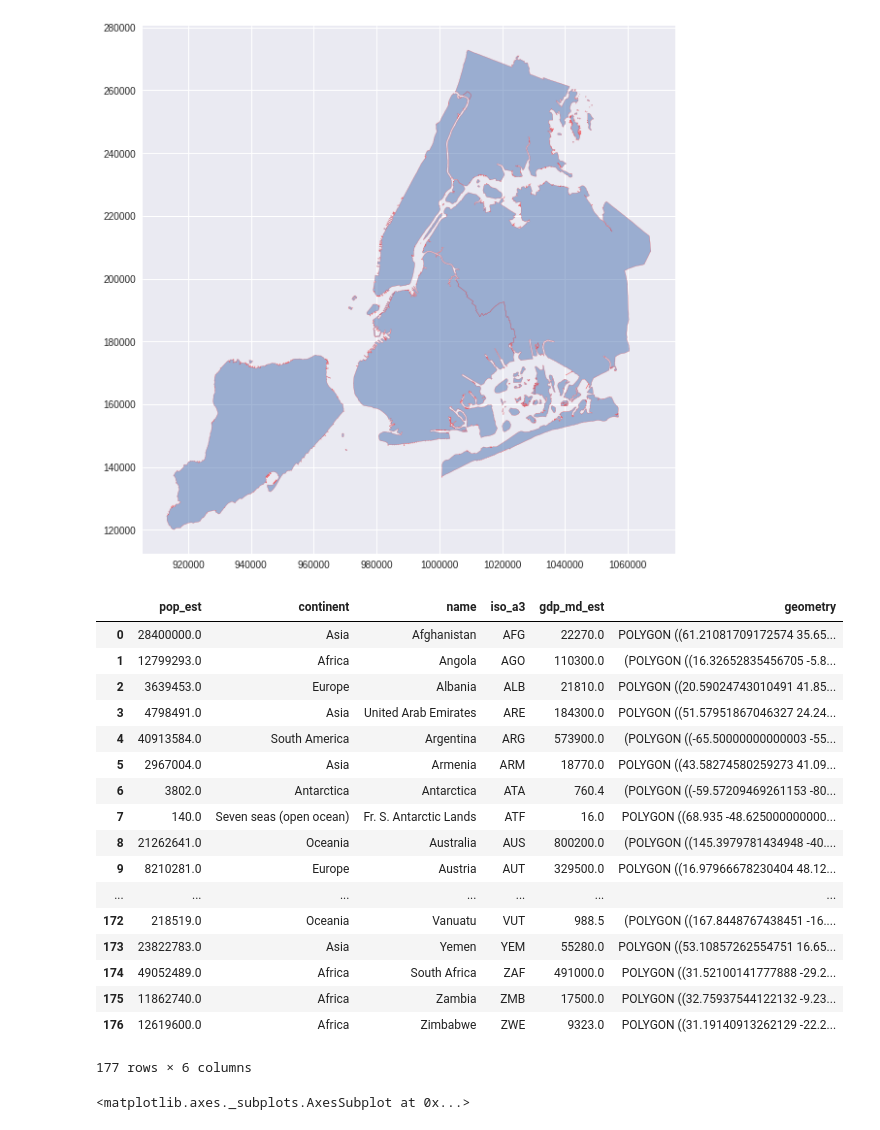
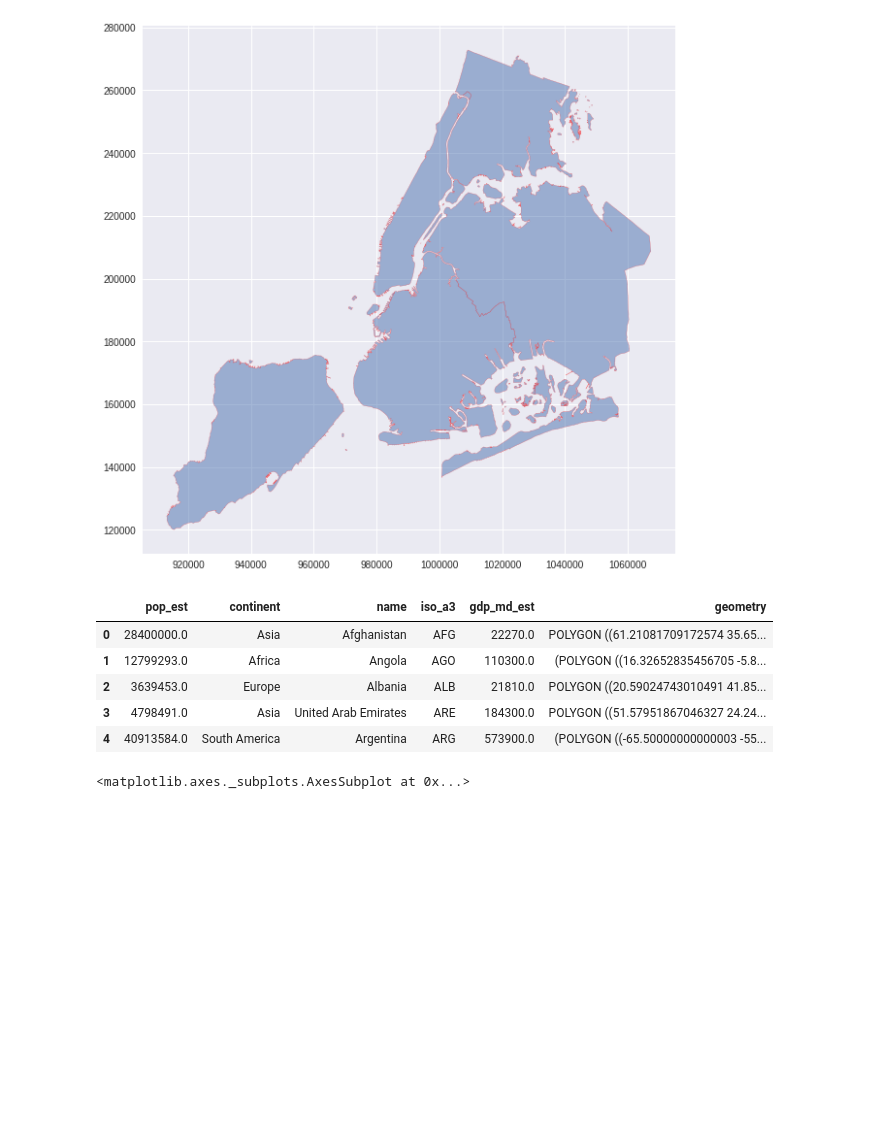
Before and after one commit to dantepawn/bike_speed_map, a Jupyter notebook: geopandas.ipynb, the cells around one changed output. Cells and saved outputs as stored; diff of their text form; code cells hidden in the pictures; blank space fills up the shorter version.

```diff
--- a/geopandas.ipynb
+++ b/geopandas.ipynb
@@ -48,25 +35,13 @@ ax = df.plot(figsize=(10, 10), alpha=0.5, edgecolor='r')
 # %%
 world = geopandas.read_file(geopandas.datasets.get_path('naturalearth_lowres'))
 # %%
-world
+world.head()
 # %% [output]
 |  | pop_est | continent | name | iso_a3 | gdp_md_est | geometry |
 | 0 | 28400000.0 | Asia | Afghanistan | AFG | 22270.0 | POLYGON ((61.21081709172574 35.65... |
 | 1 | 12799293.0 | Africa | Angola | AGO | 110300.0 | (POLYGON ((16.32652835456705 -5.8... |
 | 2 | 3639453.0 | Europe | Albania | ALB | 21810.0 | POLYGON ((20.59024743010491 41.85... |
 | 3 | 4798491.0 | Asia | United Arab Emirates | ARE | 184300.0 | POLYGON ((51.57951867046327 24.24... |
 | 4 | 40913584.0 | South America | Argentina | ARG | 573900.0 | (POLYGON ((-65.50000000000003 -55... |
-| 5 | 2967004.0 | Asia | Armenia | ARM | 18770.0 | POLYGON ((43.58274580259273 41.09... |
-| 6 | 3802.0 | Antarctica | Antarctica | ATA | 760.4 | (POLYGON ((-59.57209469261153 -80... |
-| 7 | 140.0 | Seven seas (open ocean) | Fr. S. Antarctic Lands | ATF | 16.0 | POLYGON ((68.935 -48.625000000000... |
-| 8 | 21262641.0 | Oceania | Australia | AUS | 800200.0 | (POLYGON ((145.3979781434948 -40.... |
-| 9 | 8210281.0 | Europe | Austria | AUT | 329500.0 | POLYGON ((16.97966678230404 48.12... |
-| ... | ... | ... | ... | ... | ... | ... |
-| 172 | 218519.0 | Oceania | Vanuatu | VUT | 988.5 | (POLYGON ((167.8448767438451 -16.... |
-| 173 | 23822783.0 | Asia | Yemen | YEM | 55280.0 | POLYGON ((53.10857262554751 16.65... |
-| 174 | 49052489.0 | Africa | South Africa | ZAF | 491000.0 | POLYGON ((31.52100141777888 -29.2... |
-| 175 | 11862740.0 | Africa | Zambia | ZMB | 17500.0 | POLYGON ((32.75937544122132 -9.23... |
-| 176 | 12619600.0 | Africa | Zimbabwe | ZWE | 9323.0 | POLYGON ((31.19140913262129 -22.2... |
-177 rows × 6 columns
 # %%
 
```
Also changed, not shown: parts of 20 cells of this notebook.
